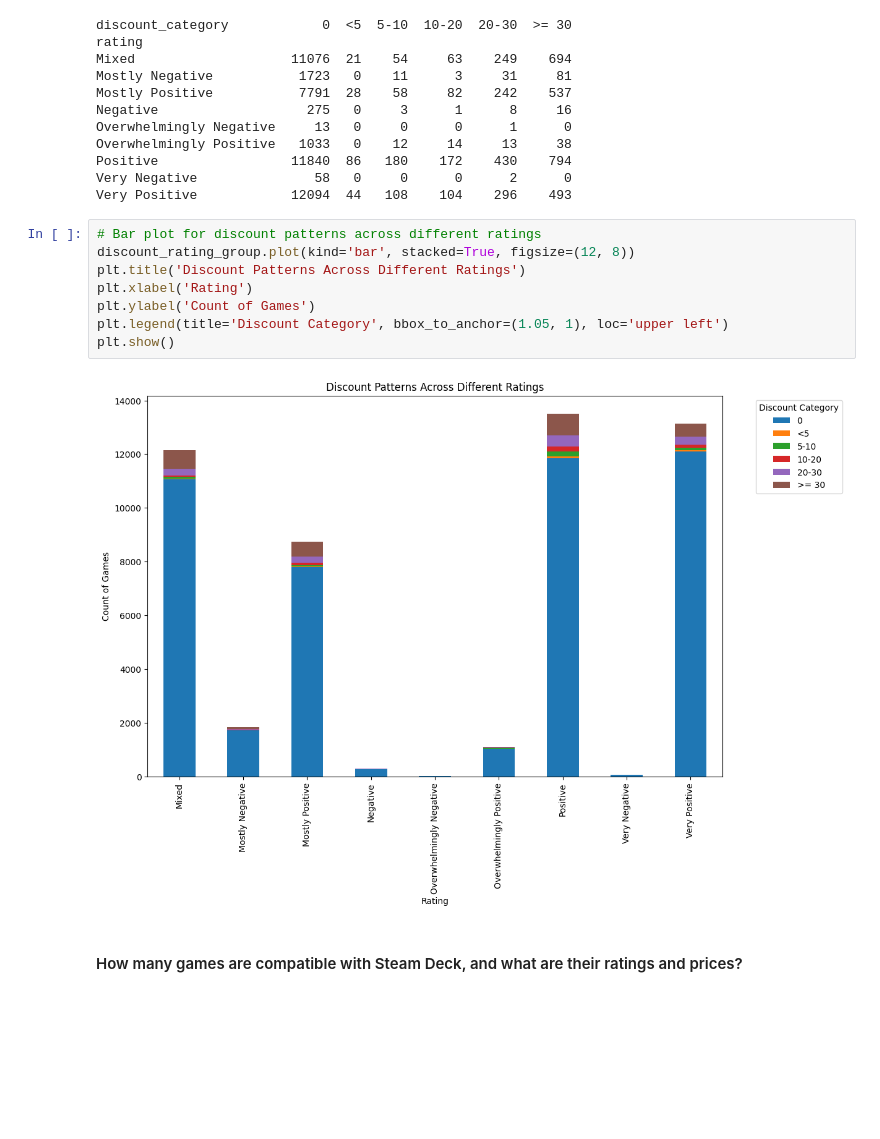
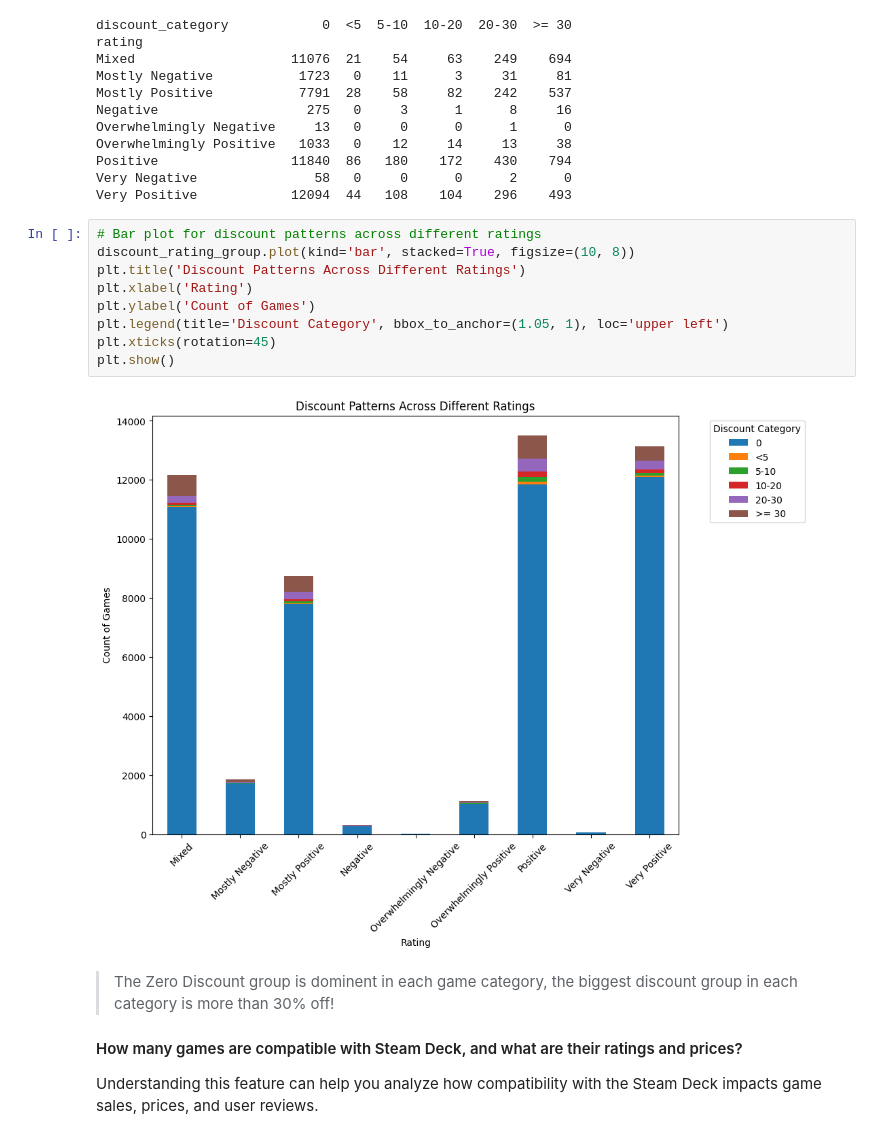
Before and after one commit to Darknight47/Data-Science-Project-02, a Jupyter notebook: steam_game_recommendation.ipynb, the cells around one changed output. Drawn from its saved outputs; the diff is of its cells as text; blank space fills up the shorter version.

```diff
--- a/steam_game_recommendation.ipynb
+++ b/steam_game_recommendation.ipynb
@@ -222,14 +222,16 @@ Very Negative               58   0     0      0      2      0
 Very Positive            12094  44   108    104    296    493
 # %%
 # Bar plot for discount patterns across different ratings
-discount_rating_group.plot(kind='bar', stacked=True, figsize=(12, 8))
+discount_rating_group.plot(kind='bar', stacked=True, figsize=(10, 8))
 plt.title('Discount Patterns Across Different Ratings')
 plt.xlabel('Rating')
 plt.ylabel('Count of Games')
 plt.legend(title='Discount Category', bbox_to_anchor=(1.05, 1), loc='upper left')
+plt.xticks(rotation=45)
 plt.show()
 # %% [output]
-[figure, old version]
+[figure, new version]
-# %% [markdown]
->
-#### How many games are compatible with Steam Deck, and what are their ratings and prices?
+# %% [markdown]
+> The Zero Discount group is dominent in each game category, the biggest discount group in each category is more than 30% off!
+#### How many games are compatible with Steam Deck, and what are their ratings and prices?
+Understanding this feature can help you analyze how compatibility with the Steam Deck impacts game sales, prices, and user reviews.
```
Also changed, not shown: parts of 2 cells of this notebook.
